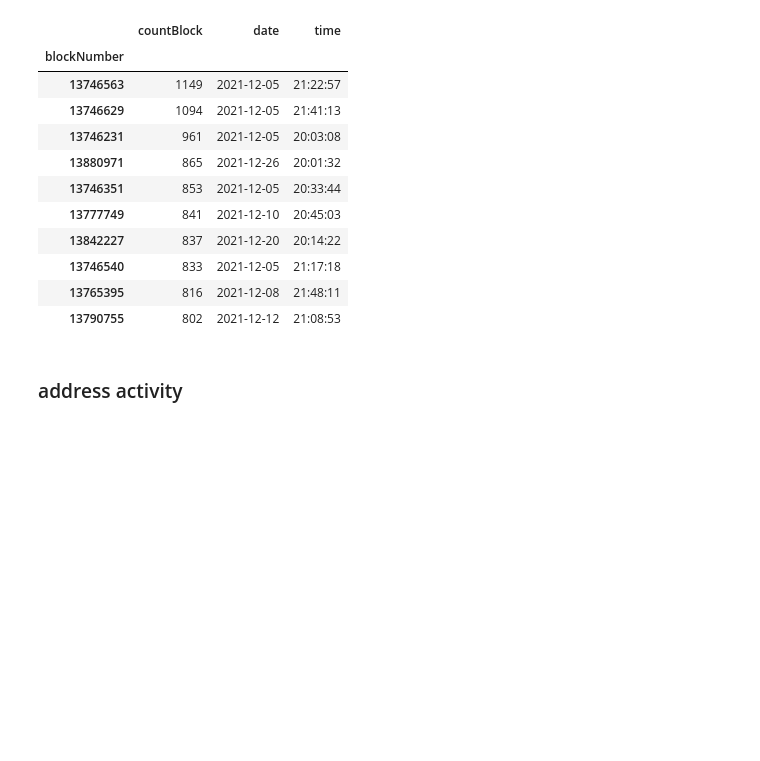
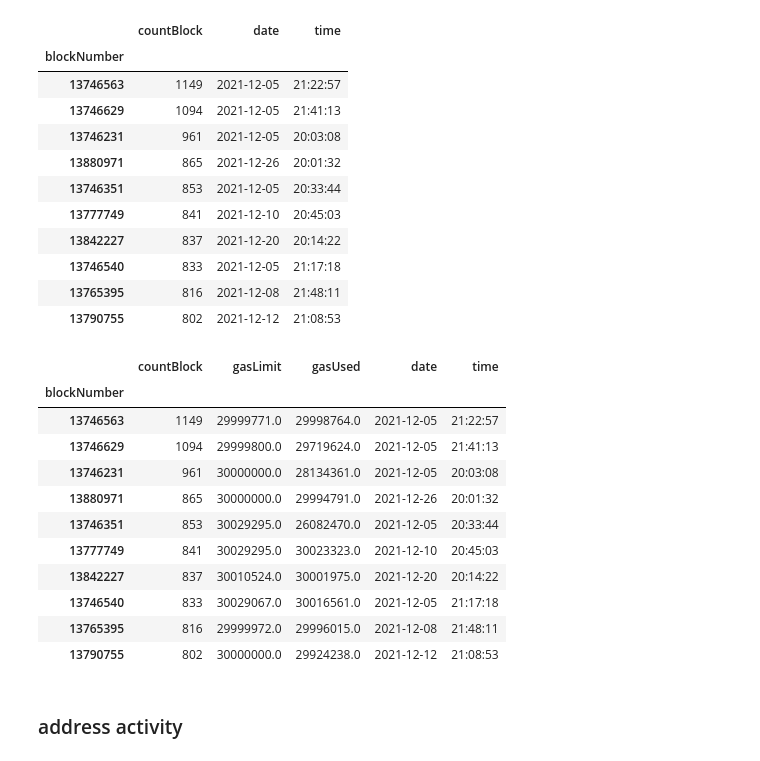
Before and after one commit to mello9999/etherBot, a Jupyter notebook: src/analytics/transform.ipynb, the cells around one changed output. Saved outputs shown, nothing was run; the diff lists cells and outputs as text; code cells hidden in the pictures; blank space fills up the shorter version.

```diff
--- a/src/analytics/transform.ipynb
+++ b/src/analytics/transform.ipynb
@@ -937,6 +937,24 @@ countBlocks_data.head(10)
 | 13746540 | 833 | 2021-12-05 | 21:17:18 |
 | 13765395 | 816 | 2021-12-08 | 21:48:11 |
 | 13790755 | 802 | 2021-12-12 | 21:08:53 |
+# %%
+blockNumber = blockNumber_data[['blockNumber','gasLimit', 'gasUsed','date' ,'time']].copy()
+
+countBlocks_data = countBlocks.join(blockNumber.set_index('blockNumber'), on='blockNumber')
+countBlocks_data.head(10)
+# %% [output]
+|  | countBlock | gasLimit | gasUsed | date | time |
+| blockNumber |  |  |  |  |  |
+| 13746563 | 1149 | 29999771.0 | 29998764.0 | 2021-12-05 | 21:22:57 |
+| 13746629 | 1094 | 29999800.0 | 29719624.0 | 2021-12-05 | 21:41:13 |
+| 13746231 | 961 | 30000000.0 | 28134361.0 | 2021-12-05 | 20:03:08 |
+| 13880971 | 865 | 30000000.0 | 29994791.0 | 2021-12-26 | 20:01:32 |
+| 13746351 | 853 | 30029295.0 | 26082470.0 | 2021-12-05 | 20:33:44 |
+| 13777749 | 841 | 30029295.0 | 30023323.0 | 2021-12-10 | 20:45:03 |
+| 13842227 | 837 | 30010524.0 | 30001975.0 | 2021-12-20 | 20:14:22 |
+| 13746540 | 833 | 30029067.0 | 30016561.0 | 2021-12-05 | 21:17:18 |
+| 13765395 | 816 | 29999972.0 | 29996015.0 | 2021-12-08 | 21:48:11 |
+| 13790755 | 802 | 30000000.0 | 29924238.0 | 2021-12-12 | 21:08:53 |
 # %% [markdown]
 ### address activity
 # %%
```
Also changed, not shown: parts of 1 cell of this notebook.
